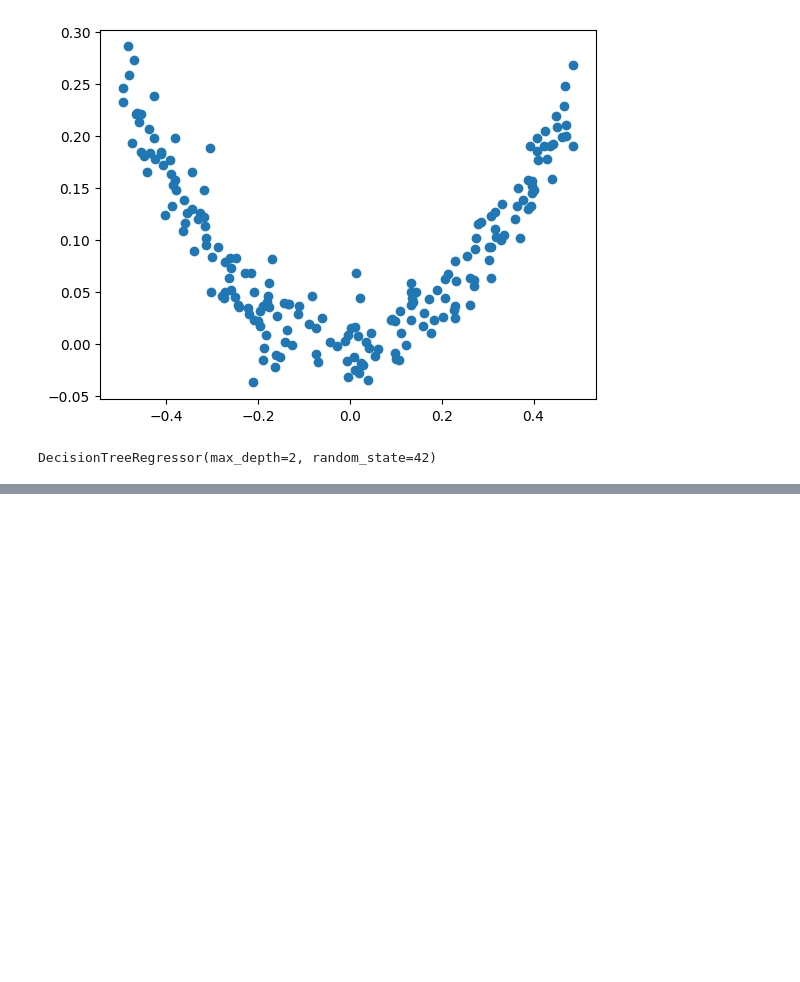
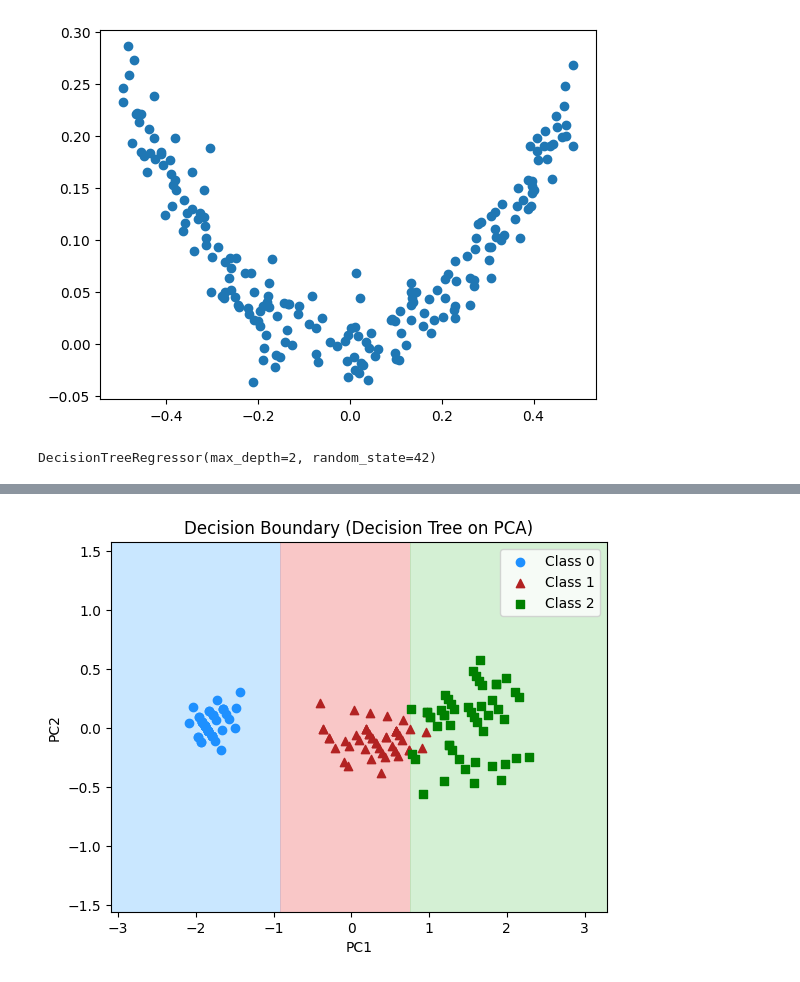
Before and after one commit to adarsha-7/machine-learning, a Jupyter notebook: chapter_6/chapter_code/main.ipynb, the cells around one changed output, grey strips where cells are left out. Cells and saved outputs as stored; diff of their text form; code cells hidden in the pictures; blank space fills up the shorter version.

```diff
--- a/chapter_6/chapter_code/main.ipynb
+++ b/chapter_6/chapter_code/main.ipynb
@@ -168,0 +197,48 @@ DecisionTreeRegressor(max_depth=2, random_state=42)
+# %%
+# copied
+
+import numpy as np
+import matplotlib.pyplot as plt
+from matplotlib.colors import ListedColormap
+
+# --- Create mesh grid ---
+x_min, x_max = X_iris_rotated[:, 0].min() - 1, X_iris_rotated[:, 0].max() + 1
+y_min, y_max = X_iris_rotated[:, 1].min() - 1, X_iris_rotated[:, 1].max() + 1
+
+xx, yy = np.meshgrid(
+    np.linspace(x_min, x_max, 500),
+    np.linspace(y_min, y_max, 500)
+)
+
+# --- Predict over grid ---
+grid = np.c_[xx.ravel(), yy.ravel()]
+Z = tree_clf_pca.predict(grid)
+Z = Z.reshape(xx.shape)
+
+# --- Custom light colormap (matches marker colors) ---
+light_cmap = ListedColormap([
+    "#A6D8FF",   # light dodgerblue (Class 0)
+    "#F5A3A3",   # light firebrick (Class 1)
+    "#B8E6B8"    # light green (Class 2)
+])
+
+# --- Plot decision regions ---
+plt.contourf(xx, yy, Z, cmap=light_cmap, alpha=0.6)
+
+# --- Plot original points ---
+plt.scatter(X_iris_rotated[:, 0][y_iris==0], X_iris_rotated[:, 1][y_iris==0],
+            c="dodgerblue", marker="o", label="Class 0")
+
+plt.scatter(X_iris_rotated[:, 0][y_iris==1], X_iris_rotated[:, 1][y_iris==1],
+            c="firebrick", marker="^", label="Class 1")
+
+plt.scatter(X_iris_rotated[:, 0][y_iris==2], X_iris_rotated[:, 1][y_iris==2],
+            c="green", marker="s", label="Class 2")
+
+plt.xlabel("PC1")
+plt.ylabel("PC2")
+plt.legend()
+plt.title("Decision Boundary (Decision Tree on PCA)")
+plt.show()
+# %% [output]
+[figure, added]
```
Also changed, not shown: parts of 5 cells of this notebook.
